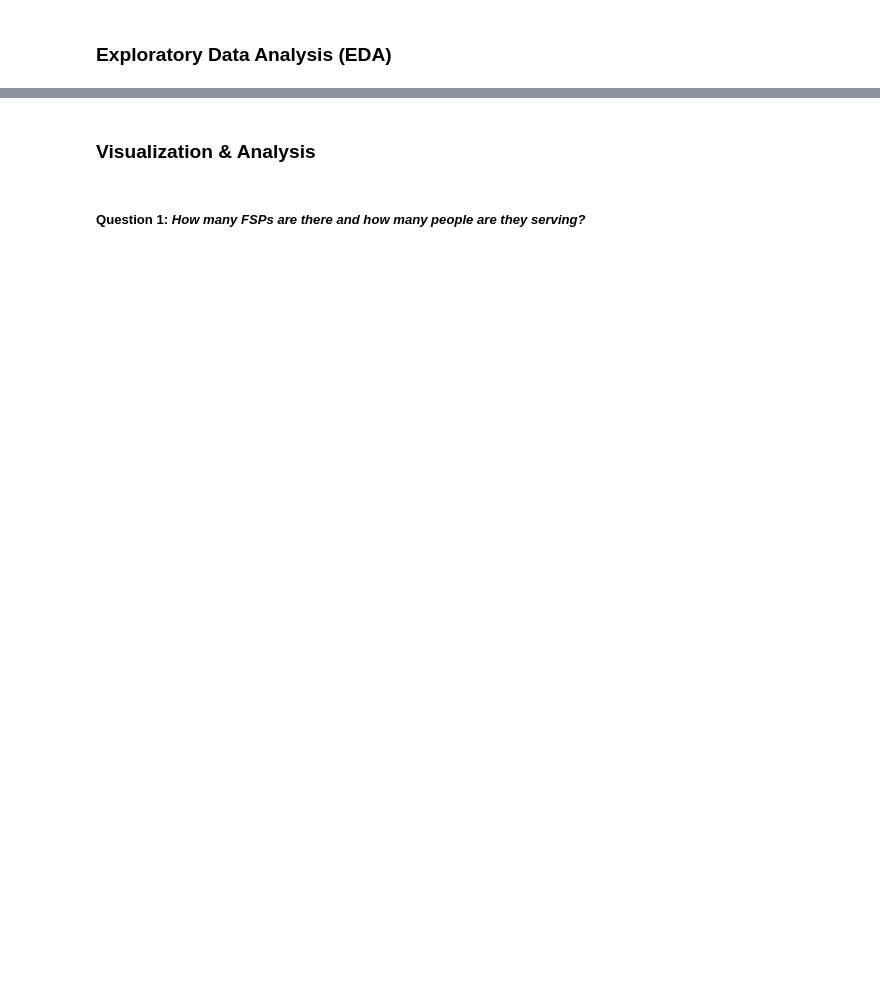
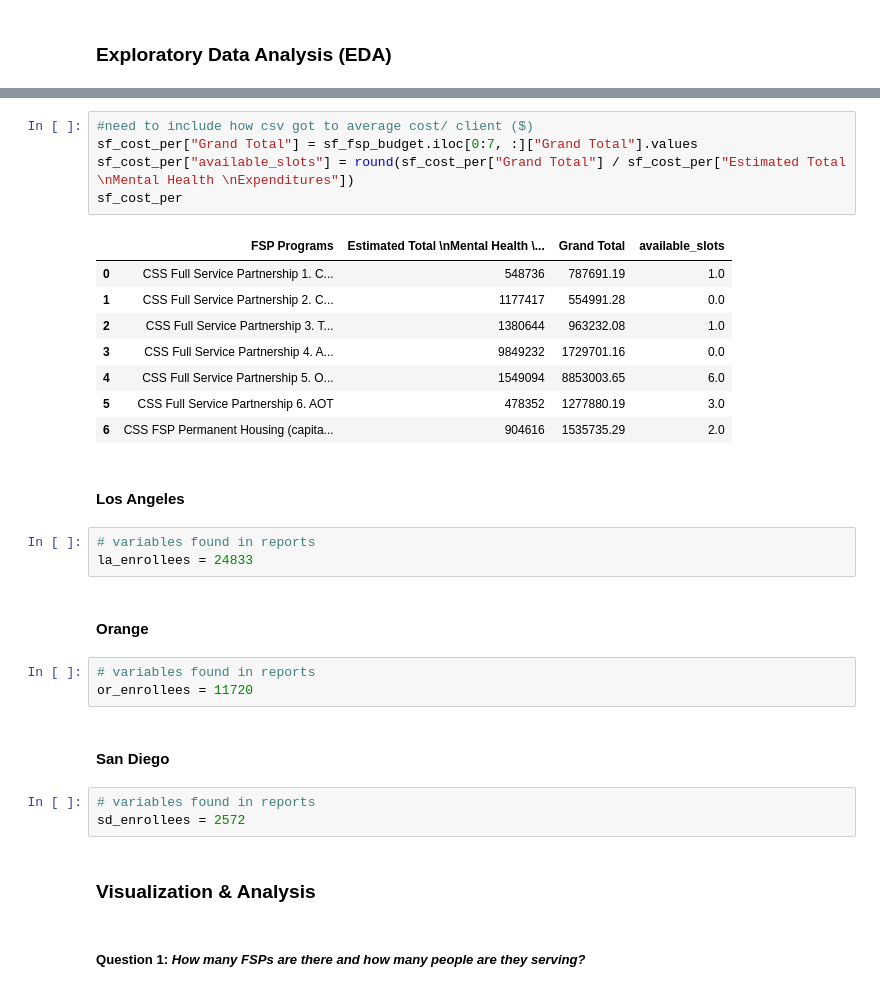
Before and after one commit to michellesuminpark/Data-Discovery, a Jupyter notebook: HBGI-UCB Research Workspace.ipynb, the cells around one changed output, grey strips where cells are left out. Saved outputs shown, nothing was run; the diff lists cells and outputs as text; blank space fills up the shorter version.

```diff
--- a/HBGI-UCB Research Workspace.ipynb
+++ b/HBGI-UCB Research Workspace.ipynb
@@ -96,3 +173,32 @@ sd_cost_budget = pd.read_csv(path + 'SD_MHSA_Revenue_and_Expenditure_Report.csv'
+# %%
+#need to include how csv got to average cost/ client ($)
+sf_cost_per["Grand Total"] = sf_fsp_budget.iloc[0:7, :]["Grand Total"].values
+sf_cost_per["available_slots"] = round(sf_cost_per["Grand Total"] / sf_cost_per["Estimated Total \nMental Health \nExpenditures"])
+sf_cost_per
+# %% [output]
+|  | FSP Programs | Estimated Total \nMental Health \... | Grand Total | available_slots |
+| 0 | CSS Full Service Partnership 1. C... | 548736 | 787691.19 | 1.0 |
+| 1 | CSS Full Service Partnership 2. C... | 1177417 | 554991.28 | 0.0 |
+| 2 | CSS Full Service Partnership 3. T... | 1380644 | 963232.08 | 1.0 |
+| 3 | CSS Full Service Partnership 4. A... | 9849232 | 1729701.16 | 0.0 |
+| 4 | CSS Full Service Partnership 5. O... | 1549094 | 8853003.65 | 6.0 |
+| 5 | CSS Full Service Partnership 6. AOT | 478352 | 1277880.19 | 3.0 |
+| 6 | CSS FSP Permanent Housing (capita... | 904616 | 1535735.29 | 2.0 |
+# %% [markdown]
+#### **Los Angeles**
+# %%
+# variables found in reports
+la_enrollees = 24833
+# %% [markdown]
+#### **Orange**
+# %%
+# variables found in reports
+or_enrollees = 11720
+# %% [markdown]
+#### **San Diego**
+# %%
+# variables found in reports
+sd_enrollees = 2572
 # %% [markdown]
 ### Visualization & Analysis
 # %% [markdown]
```
Also changed, not shown: parts of 18 cells of this notebook, 3 other files.
